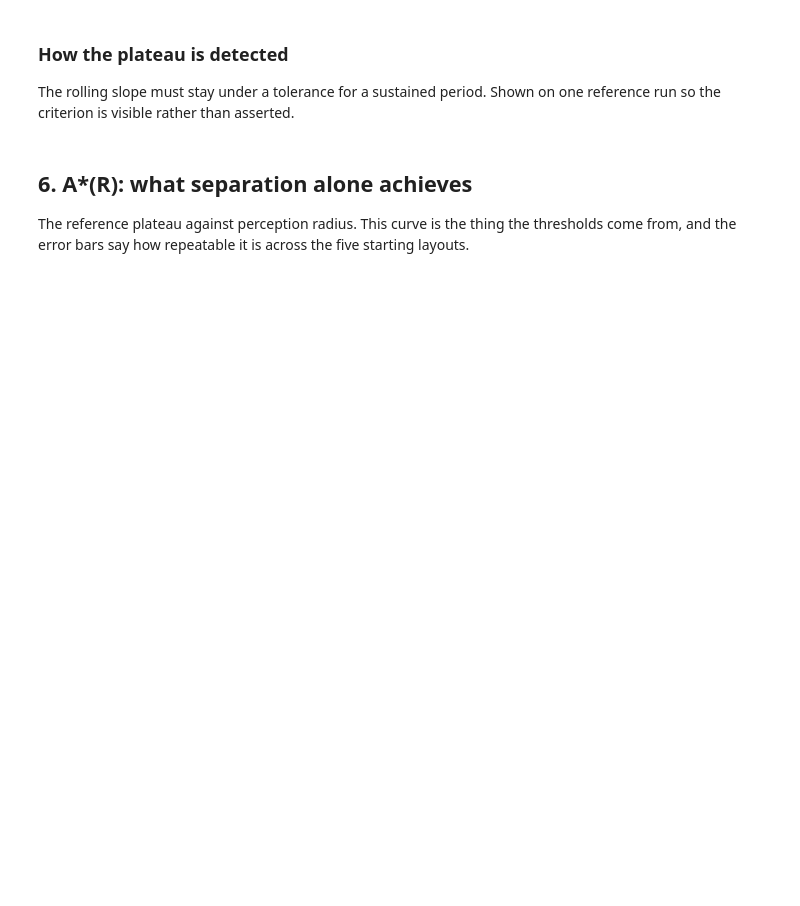
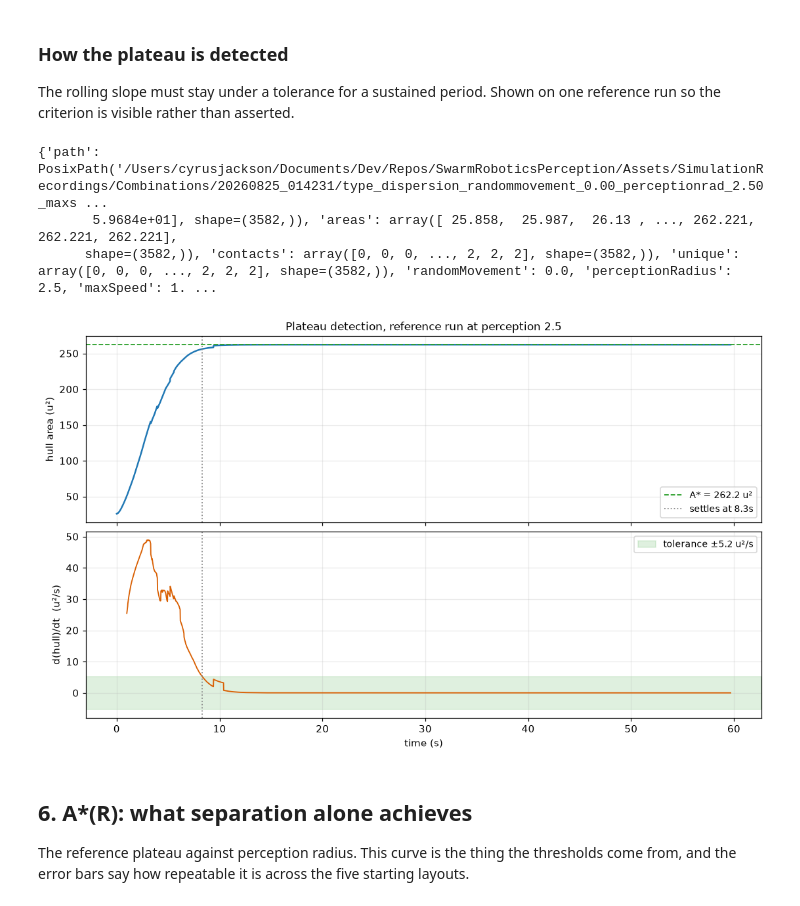
Before and after one commit to cyrus-jackson/SwarmRoboticsPerception, a Jupyter notebook: Analysis/Notebooks/matched_start.ipynb, the cells around one changed output. Saved outputs shown, nothing was run; the diff lists cells and outputs as text; code cells hidden in the pictures; blank space fills up the shorter version.

```diff
--- a/Analysis/Notebooks/matched_start.ipynb
+++ b/Analysis/Notebooks/matched_start.ipynb
@@ -39,7 +39,7 @@ plt.rcParams["figure.dpi"] = 110
 import steady_state as ss
 import matched_start as msa
 
-PARENT  = ANALYSIS.parent / "Assets/SimulationRecordings/MatchedStart_PerceptionRad"
+PARENT  = ANALYSIS.parent / "Assets/SimulationRecordings/Combinations/20260825_014231"
 BUDGET  = 0.20      # fraction of agents allowed to have touched a wall
 DWELL   = 0.5       # seconds the threshold must hold, matching Unity
 MAXSPEED = 1.5      # which max speed to analyse; A* differs by speed
@@ -242,31 +296,37 @@ _ = msa.convergence_report(batches)
 The rolling slope must stay under a tolerance for a sustained period. Shown on one reference run
 so the criterion is visible rather than asserted.
 # %%
-demo = runs_at((0, MAXSPEED), RADII[5])[0]
+demo = runs_at((0, MAXSPEED), RADII[8])[0]
+print(demo)
 info = ss.find_plateau(demo["times"], demo["areas"])
 
 dt = float(np.median(np.diff(demo["times"])))
 w = max(2, int(round(1.0 / dt)))
 slope = np.full(len(demo["areas"]), np.nan)
 slope[w:] = (demo["areas"][w:] - demo["areas"][:-w]) / (demo["times"][w:] - demo["times"][:-w])
 tol = 0.02 * demo["areas"].max()
 
 fig, (a1, a2) = plt.subplots(2, 1, figsize=(10, 6), sharex=True, layout="constrained")
 
 a1.plot(demo["times"], demo["areas"], color="#1f77b4", linewidth=1.6)
 a1.axhline(info["area"], color="#2ca02c", linestyle="--", linewidth=1.2,
            label=f"A* = {info['area']:.1f} u²")
 a1.axvline(info["time"], color="#888888", linestyle=":", linewidth=1.2,
            label=f"settles at {info['time']:.1f}s")
 a1.set_ylabel("hull area (u²)"); a1.grid(alpha=0.25); a1.legend(fontsize=9)
 a1.set_title(f"Plateau detection, reference run at perception {demo['perceptionRadius']:g}", fontsize=11)
 
 a2.plot(demo["times"], slope, color="#d95f02", linewidth=1.2)
 a2.axhspan(-tol, tol, color="#2ca02c", alpha=0.15, label=f"tolerance ±{tol:.1f} u²/s")
 a2.axvline(info["time"], color="#888888", linestyle=":", linewidth=1.2)
 a2.set_ylabel("d(hull)/dt  (u²/s)"); a2.set_xlabel("time (s)")
 a2.grid(alpha=0.25); a2.legend(fontsize=9)
 plt.show()
+# %% [output]
+{'path': PosixPath('/Users/cyrusjackson/Documents/Dev/Repos/SwarmRoboticsPerception/Assets/SimulationRecordings/Combinations/20260825_014231/type_dispersion_randommovement_0.00_perceptionrad_2.50_maxs ...
+       5.9684e+01], shape=(3582,)), 'areas': array([ 25.858,  25.987,  26.13 , ..., 262.221, 262.221, 262.221],
+      shape=(3582,)), 'contacts': array([0, 0, 0, ..., 2, 2, 2], shape=(3582,)), 'unique': array([0, 0, 0, ..., 2, 2, 2], shape=(3582,)), 'randomMovement': 0.0, 'perceptionRadius': 2.5, 'maxSpeed': 1. ...
+[figure, added]
 # %% [markdown]
 ## 6. A*(R): what separation alone achieves
 
```
Also changed, not shown: parts of 8 cells of this notebook, 49 other files.
